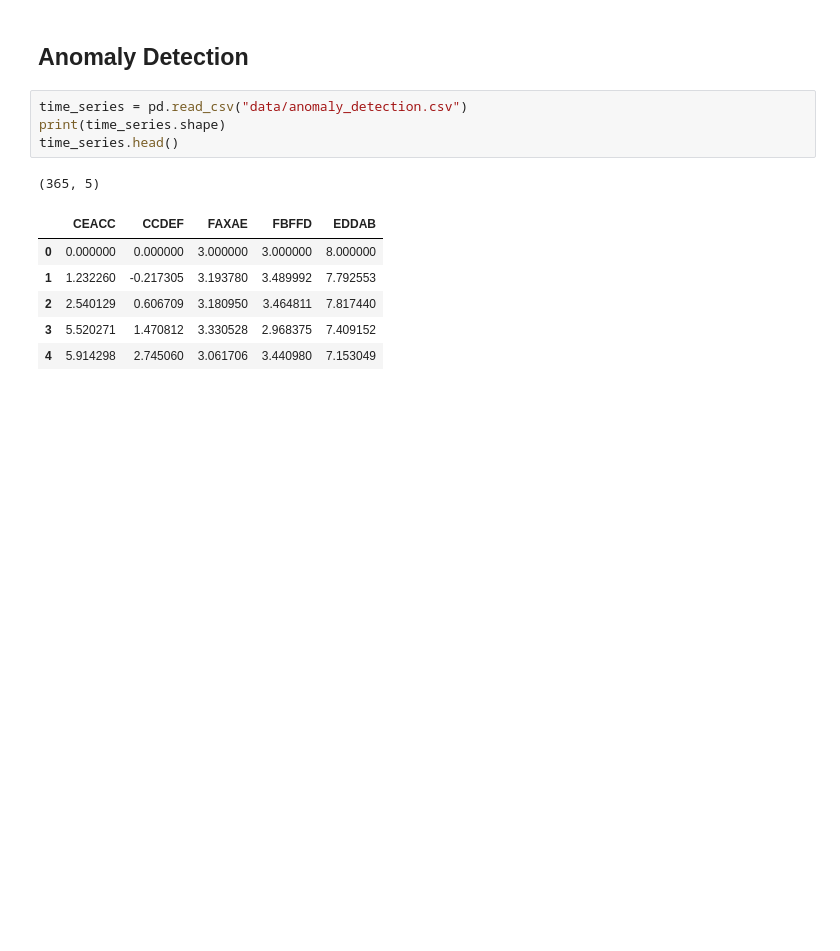
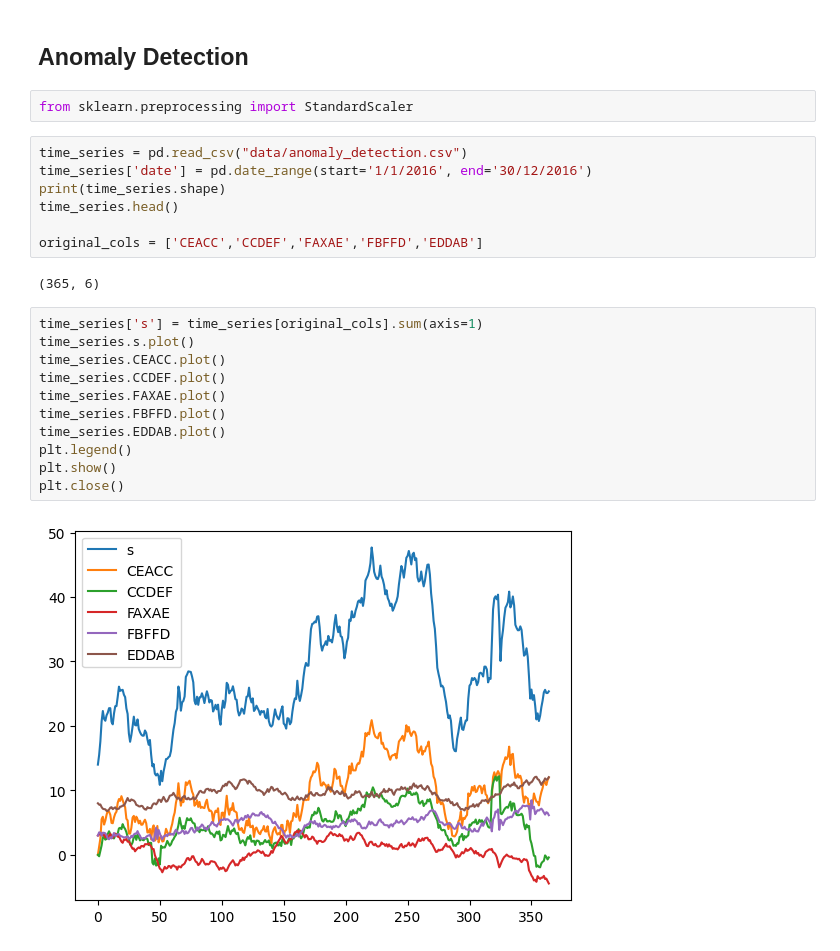
Before and after one commit to gandalf486/weather-forecast, a Jupyter notebook: explore.ipynb, the cells around one changed output. Cells and saved outputs as stored; diff of their text form; blank space fills up the shorter version.

```diff
--- a/explore.ipynb
+++ b/explore.ipynb
@@ -188,14 +296,26 @@ RMSE 1.1292722690733275
 # %% [markdown]
 ## Anomaly Detection
+# %%
+from sklearn.preprocessing import StandardScaler
 # %%
 time_series = pd.read_csv("data/anomaly_detection.csv")
+time_series['date'] = pd.date_range(start='1/1/2016', end='30/12/2016')
 print(time_series.shape)
 time_series.head()
+
+original_cols = ['CEACC','CCDEF','FAXAE','FBFFD','EDDAB']
 # %% [output]
-(365, 5)
+(365, 6)
-|  | CEACC | CCDEF | FAXAE | FBFFD | EDDAB |
-| 0 | 0.000000 | 0.000000 | 3.000000 | 3.000000 | 8.000000 |
-| 1 | 1.232260 | -0.217305 | 3.193780 | 3.489992 | 7.792553 |
-| 2 | 2.540129 | 0.606709 | 3.180950 | 3.464811 | 7.817440 |
-| 3 | 5.520271 | 1.470812 | 3.330528 | 2.968375 | 7.409152 |
-| 4 | 5.914298 | 2.745060 | 3.061706 | 3.440980 | 7.153049 |
+# %%
+time_series['s'] = time_series[original_cols].sum(axis=1)
+time_series.s.plot()
+time_series.CEACC.plot()
+time_series.CCDEF.plot()
+time_series.FAXAE.plot()
+time_series.FBFFD.plot()
+time_series.EDDAB.plot()
+plt.legend()
+plt.show()
+plt.close()
+# %% [output]
+[figure, added]
```
Also changed, not shown: parts of 15 cells of this notebook, 2 other files.
